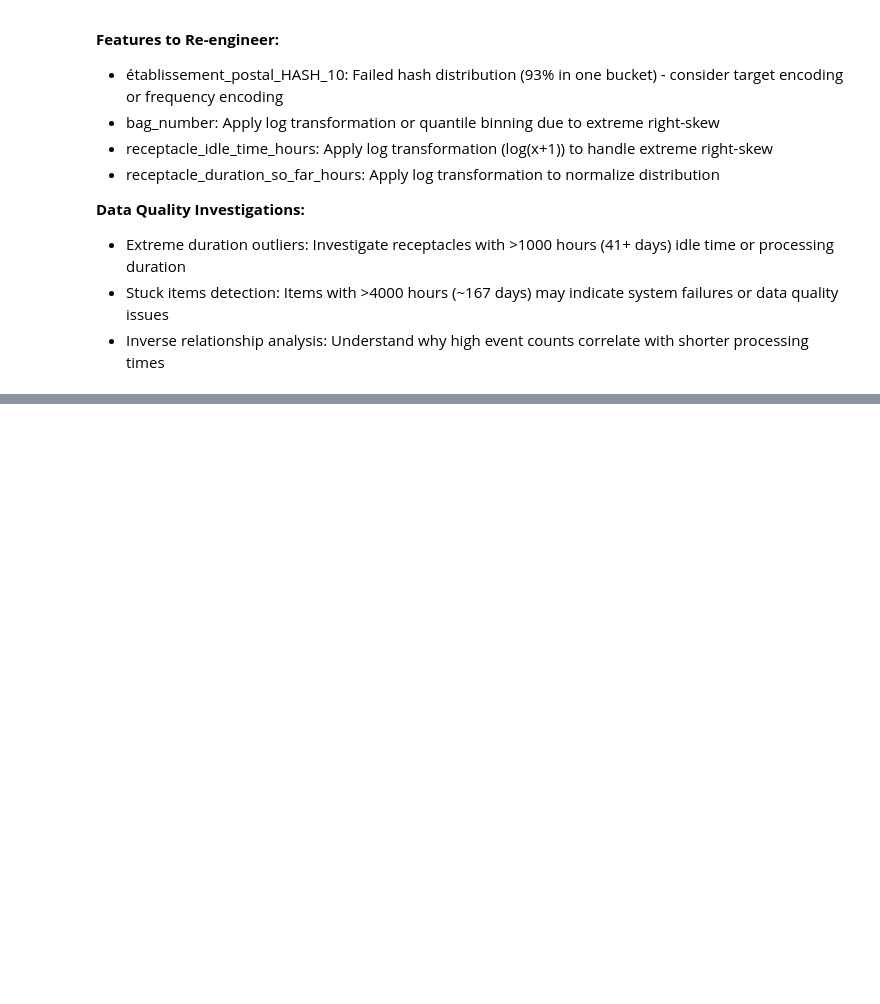
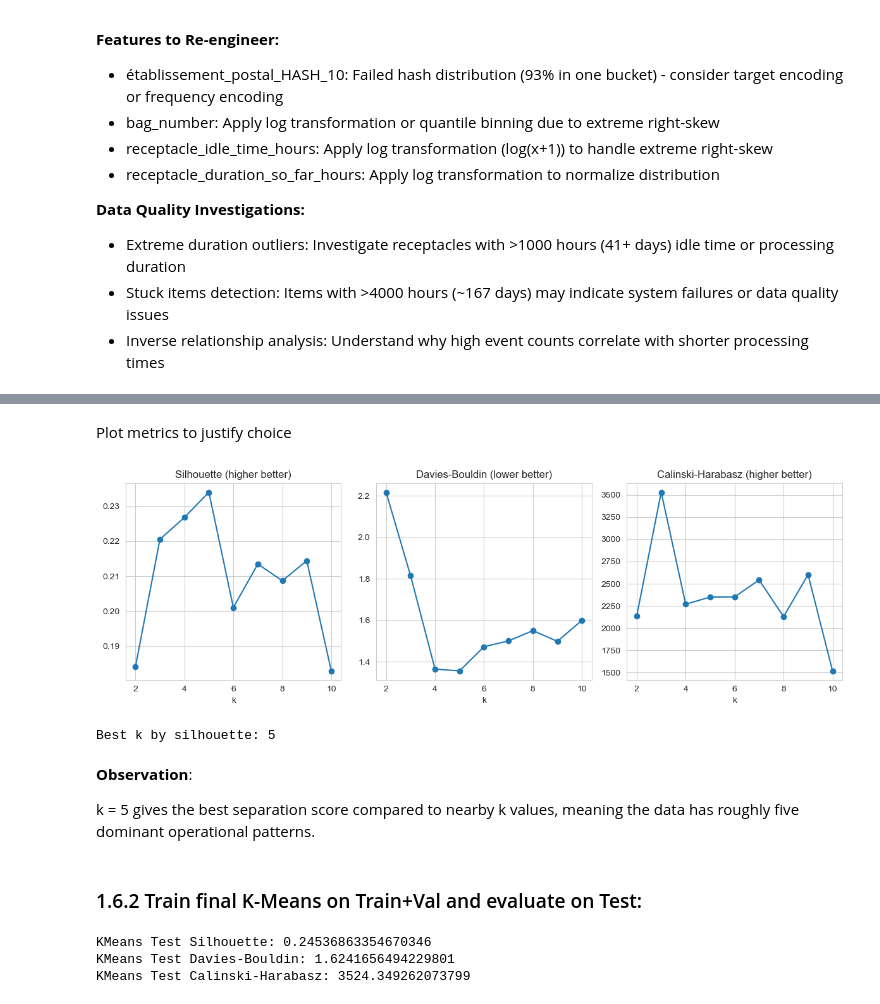
Before and after one commit to Ahmed-bjr/DataMiningProject, a Jupyter notebook: data_pre-processing.ipynb, the cells around one changed output, grey strips where cells are left out. Saved outputs shown, nothing was run; the diff lists cells and outputs as text; code cells hidden in the pictures; blank space fills up the shorter version.

```diff
--- a/data_pre-processing.ipynb
+++ b/data_pre-processing.ipynb
@@ -1638,0 +1871,18 @@ plt.show()
+# %%
+k_values = range(2, 11)
+results = []
+
+for k in k_values:
+    km = KMeans(n_clusters=k, random_state=42, n_init=10)
+    km.fit(X_train_sc)
+
+    val_labels = km.predict(X_val_sc)
+
+    sil = silhouette_score(X_val_sc, val_labels)
+    db  = davies_bouldin_score(X_val_sc, val_labels)
+    ch  = calinski_harabasz_score(X_val_sc, val_labels)
+
+    results.append((k, sil, db, ch))
+
+results_df = pd.DataFrame(results, columns=["k", "silhouette", "davies_bouldin", "calinski_harabasz"])
+display(results_df)
@@ -1638,0 +1900,56 @@ plt.show()
+# %% [markdown]
+Plot metrics to justify choice
+# %%
+plt.figure(figsize=(12,4))
+
+plt.subplot(1,3,1)
+plt.plot(results_df["k"], results_df["silhouette"], marker="o")
+plt.title("Silhouette (higher better)")
+plt.xlabel("k")
+
+plt.subplot(1,3,2)
+plt.plot(results_df["k"], results_df["davies_bouldin"], marker="o")
+plt.title("Davies-Bouldin (lower better)")
+plt.xlabel("k")
+
+plt.subplot(1,3,3)
+plt.plot(results_df["k"], results_df["calinski_harabasz"], marker="o")
+plt.title("Calinski-Harabasz (higher better)")
+plt.xlabel("k")
+
+plt.tight_layout()
+plt.show()
+# %% [output]
+[figure, added]
+# %%
+best_k = results_df.sort_values("silhouette", ascending=False).iloc[0]["k"]
+best_k = int(best_k)
+print("Best k by silhouette:", best_k)
+# %% [output]
+Best k by silhouette: 5
+# %% [markdown]
+**Observation**:
+
+k = 5 gives the best separation score compared to nearby k values, meaning the data has roughly five dominant operational patterns.
+# %% [markdown]
+### 1.6.2 Train final K-Means on Train+Val and evaluate on Test:
+# %%
+X_trainval_sc = np.vstack([X_train_sc, X_val_sc])
+
+kmeans_final = KMeans(n_clusters=best_k, random_state=42, n_init=10)
+kmeans_final.fit(X_trainval_sc)
+
+test_clusters = kmeans_final.predict(X_test_sc)
+
+# Unsupervised evaluation on TEST
+sil_test = silhouette_score(X_test_sc, test_clusters)
+db_test  = davies_bouldin_score(X_test_sc, test_clusters)
+ch_test  = calinski_harabasz_score(X_test_sc, test_clusters)
+
+print("KMeans Test Silhouette:", sil_test)
+print("KMeans Test Davies-Bouldin:", db_test)
+print("KMeans Test Calinski-Harabasz:", ch_test)
+# %% [output]
+KMeans Test Silhouette: 0.24536863354670346
+KMeans Test Davies-Bouldin: 1.6241656494229801
+KMeans Test Calinski-Harabasz: 3524.349262073799
```
Also changed, not shown: parts of 63 cells of this notebook.
